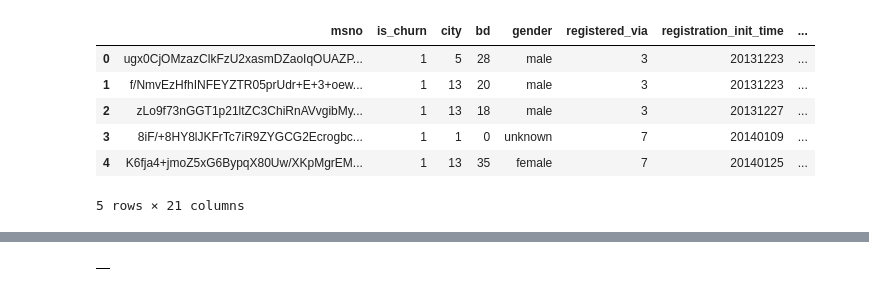
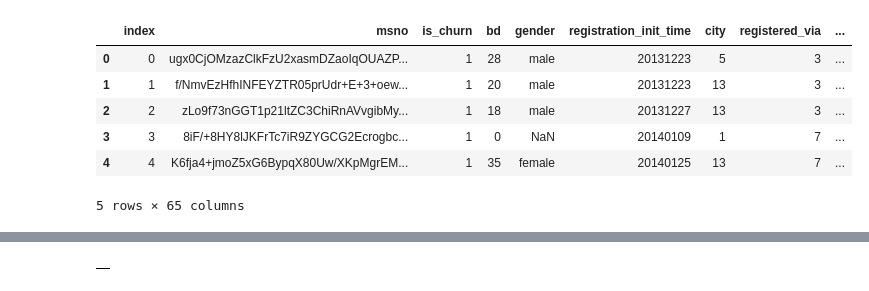
Before and after one commit to d18124313/dissertation, a Jupyter notebook: Approach 3 - WSDM Churn DFS Model + Default Model.ipynb, the cells around one changed output, grey strips where cells are left out. Saved outputs shown, nothing was run; the diff lists cells and outputs as text; code cells hidden in the pictures.

```diff
--- a/Approach 3 - WSDM Churn DFS Model + Default Model.ipynb
+++ b/Approach 3 - WSDM Churn DFS Model + Default Model.ipynb
@@ -39,19 +39,19 @@ sys.path.append('modules')
 
 from shared_functions import *
 # %%
-base_dataset = pd.read_hdf('/home/dissertation/data/feat_eng_abt.h5', 'feat_eng_abt')
-base_dataset.drop(['transaction_date_min', 'transaction_date_max'], axis = 1, inplace=True)
-base_dataset['city'] = base_dataset.city.astype(str)
-base_dataset['registered_via'] = base_dataset.registered_via.astype(str)
-
+base_dataset = pd.read_hdf('/home/dissertation/data/dfs_dataset.h5', 'dfs_dataset')
+# base_dataset.drop(['transaction_date_min', 'transaction_date_max'], axis = 1, inplace=True)
+# base_dataset['city'] = base_dataset.city.astype(str)
+# base_dataset['registered_via'] = base_dataset.registered_via.astype(str)
+base_dataset = base_dataset.reset_index()
 base_dataset.head()
 # %% [output]
-|  | msno | is_churn | city | bd | gender | registered_via | registration_init_time | ... |
-| 0 | ugx0CjOMzazClkFzU2xasmDZaoIqOUAZP... | 1 | 5 | 28 | male | 3 | 20131223 | ... |
-| 1 | f/NmvEzHfhINFEYZTR05prUdr+E+3+oew... | 1 | 13 | 20 | male | 3 | 20131223 | ... |
-| 2 | zLo9f73nGGT1p21ltZC3ChiRnAVvgibMy... | 1 | 13 | 18 | male | 3 | 20131227 | ... |
-| 3 | 8iF/+8HY8lJKFrTc7iR9ZYGCG2Ecrogbc... | 1 | 1 | 0 | unknown | 7 | 20140109 | ... |
-| 4 | K6fja4+jmoZ5xG6BypqX80Uw/XKpMgrEM... | 1 | 13 | 35 | female | 7 | 20140125 | ... |
+|  | index | msno | is_churn | bd | gender | registration_init_time | city | registered_via | ... |
+| 0 | 0 | ugx0CjOMzazClkFzU2xasmDZaoIqOUAZP... | 1 | 28 | male | 20131223 | 5 | 3 | ... |
+| 1 | 1 | f/NmvEzHfhINFEYZTR05prUdr+E+3+oew... | 1 | 20 | male | 20131223 | 13 | 3 | ... |
+| 2 | 2 | zLo9f73nGGT1p21ltZC3ChiRnAVvgibMy... | 1 | 18 | male | 20131227 | 13 | 3 | ... |
+| 3 | 3 | 8iF/+8HY8lJKFrTc7iR9ZYGCG2Ecrogbc... | 1 | 0 | NaN | 20140109 | 1 | 7 | ... |
+| 4 | 4 | K6fja4+jmoZ5xG6BypqX80Uw/XKpMgrEM... | 1 | 35 | female | 20140125 | 13 | 7 | ... |
-5 rows × 21 columns
+5 rows × 65 columns
 # %%
 ## Simple Data Prep
```
Also changed, not shown: parts of 9 cells of this notebook, 11 other files.
